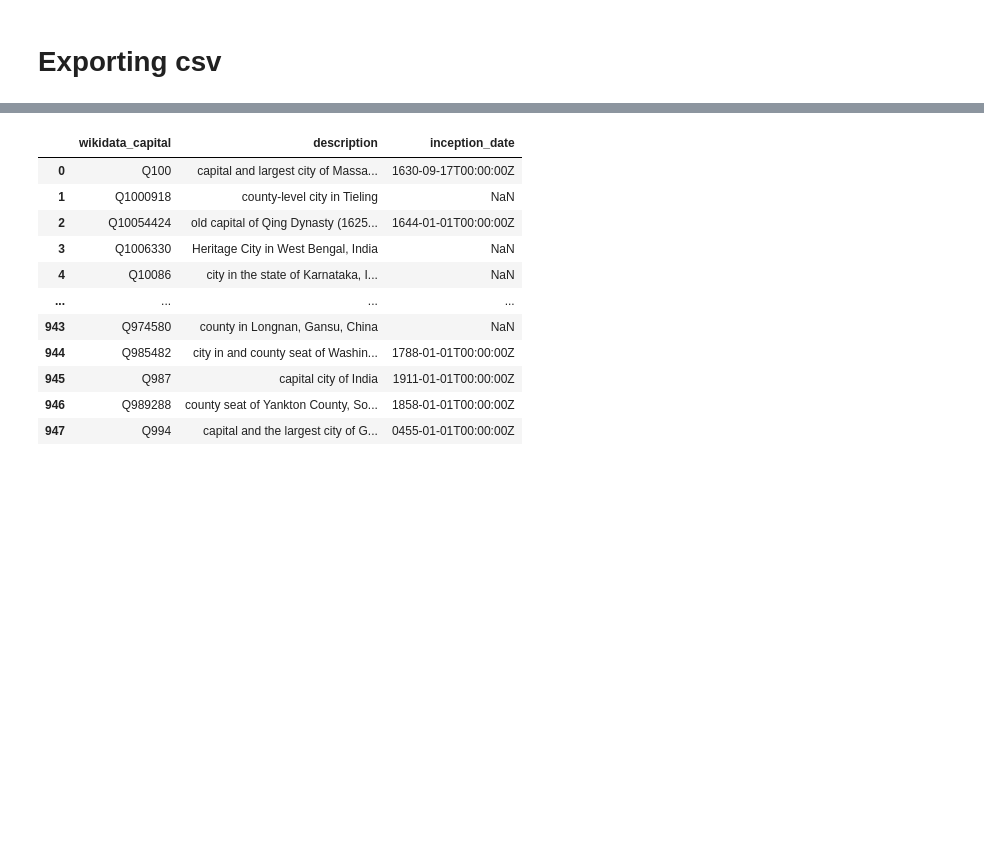
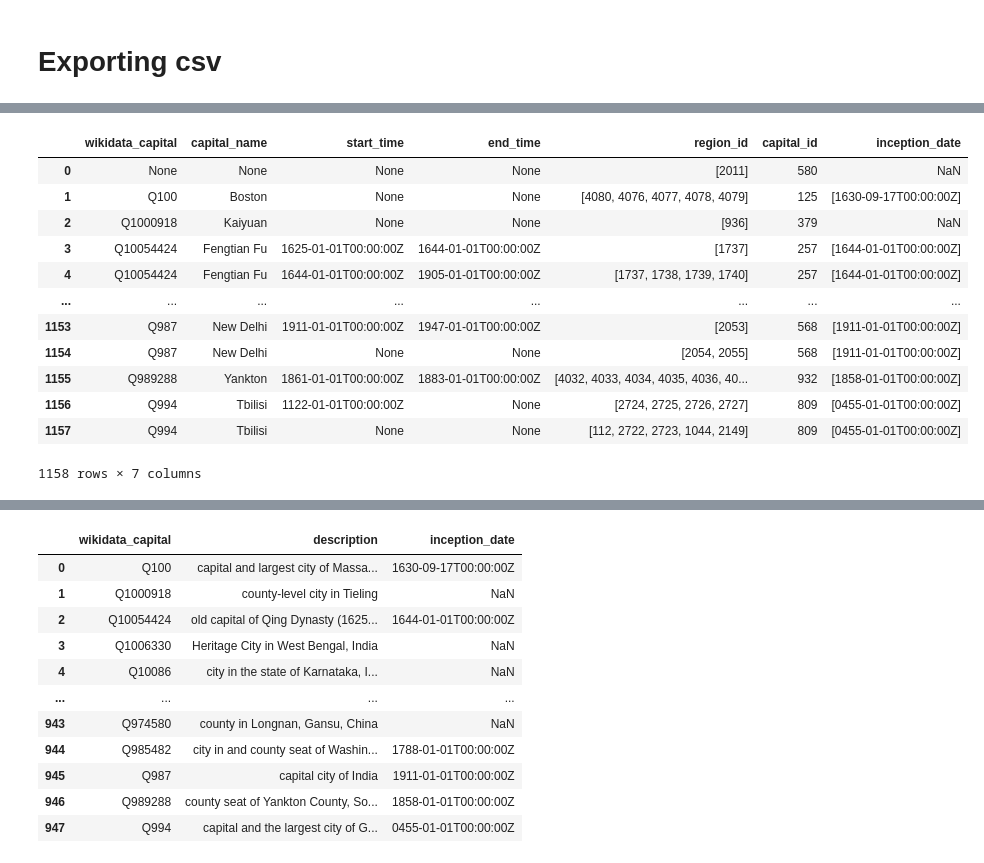
Before and after one commit to Mauregina/Mauregina, a Jupyter notebook: CapitalRegions.ipynb, the cells around one changed output, grey strips where cells are left out. Saved outputs shown, nothing was run; the diff lists cells and outputs as text; code cells hidden in the pictures; blank space fills up the shorter version.

```diff
--- a/CapitalRegions.ipynb
+++ b/CapitalRegions.ipynb
@@ -784,0 +854,8 @@ other_props_df
+# %%
+new_capital_df = capitals_df_grouped[['wikidata_capital', 'capital_name']].drop_duplicates()
+# %%
+# Reordering values
+
+new_capital_df = new_capital_df.sort_values(by=['capital_name'])
+new_capital_df = new_capital_df.reset_index(drop=True)
+new_capital_df['capital_id'] = new_capital_df.index
@@ -784,0 +938,4 @@ other_props_df
+# %%
+capital_merged1_df = pd.merge(capitals_df_grouped, new_capital_df[['wikidata_capital', 'capital_id']],
+                     on='wikidata_capital', how='left')
+capital_merged1_df
@@ -784,0 +956,18 @@ other_props_df
+# %%
+capital_merged2_df = pd.merge(capital_merged1_df, capitals_grouped_by_inception_df[['wikidata_capital', 'inception_date']],
+                     on='wikidata_capital', how='left')
+capital_merged2_df
+# %% [output]
+|  | wikidata_capital | capital_name | start_time | end_time | region_id | capital_id | inception_date |
+| 0 | None | None | None | None | [2011] | 580 | NaN |
+| 1 | Q100 | Boston | None | None | [4080, 4076, 4077, 4078, 4079] | 125 | [1630-09-17T00:00:00Z] |
+| 2 | Q1000918 | Kaiyuan | None | None | [936] | 379 | NaN |
+| 3 | Q10054424 | Fengtian Fu | 1625-01-01T00:00:00Z | 1644-01-01T00:00:00Z | [1737] | 257 | [1644-01-01T00:00:00Z] |
+| 4 | Q10054424 | Fengtian Fu | 1644-01-01T00:00:00Z | 1905-01-01T00:00:00Z | [1737, 1738, 1739, 1740] | 257 | [1644-01-01T00:00:00Z] |
+| ... | ... | ... | ... | ... | ... | ... | ... |
+| 1153 | Q987 | New Delhi | 1911-01-01T00:00:00Z | 1947-01-01T00:00:00Z | [2053] | 568 | [1911-01-01T00:00:00Z] |
+| 1154 | Q987 | New Delhi | None | None | [2054, 2055] | 568 | [1911-01-01T00:00:00Z] |
+| 1155 | Q989288 | Yankton | 1861-01-01T00:00:00Z | 1883-01-01T00:00:00Z | [4032, 4033, 4034, 4035, 4036, 40... | 932 | [1858-01-01T00:00:00Z] |
+| 1156 | Q994 | Tbilisi | 1122-01-01T00:00:00Z | None | [2724, 2725, 2726, 2727] | 809 | [0455-01-01T00:00:00Z] |
+| 1157 | Q994 | Tbilisi | None | None | [112, 2722, 2723, 1044, 2149] | 809 | [0455-01-01T00:00:00Z] |
+1158 rows × 7 columns
```
Also changed, not shown: parts of 41 cells of this notebook.
